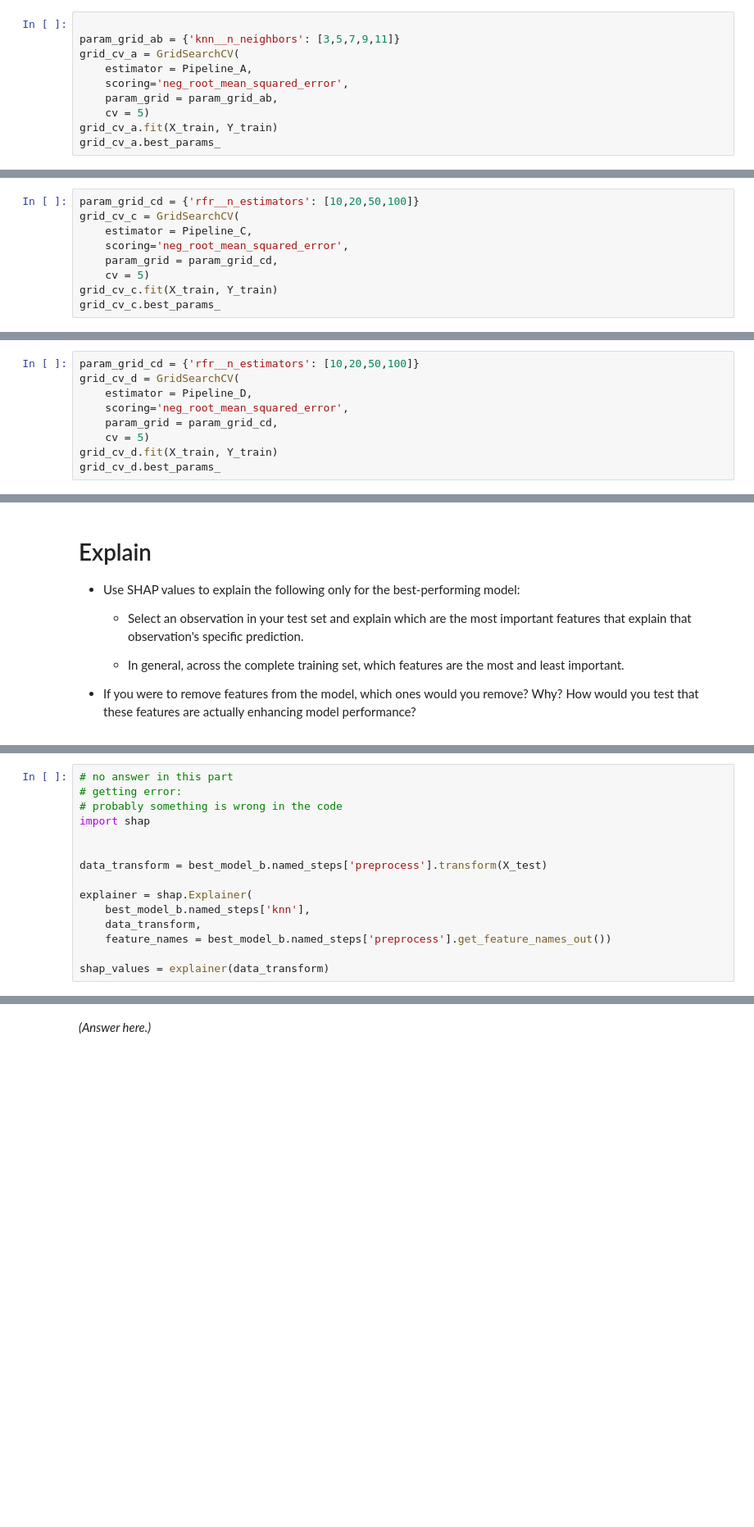
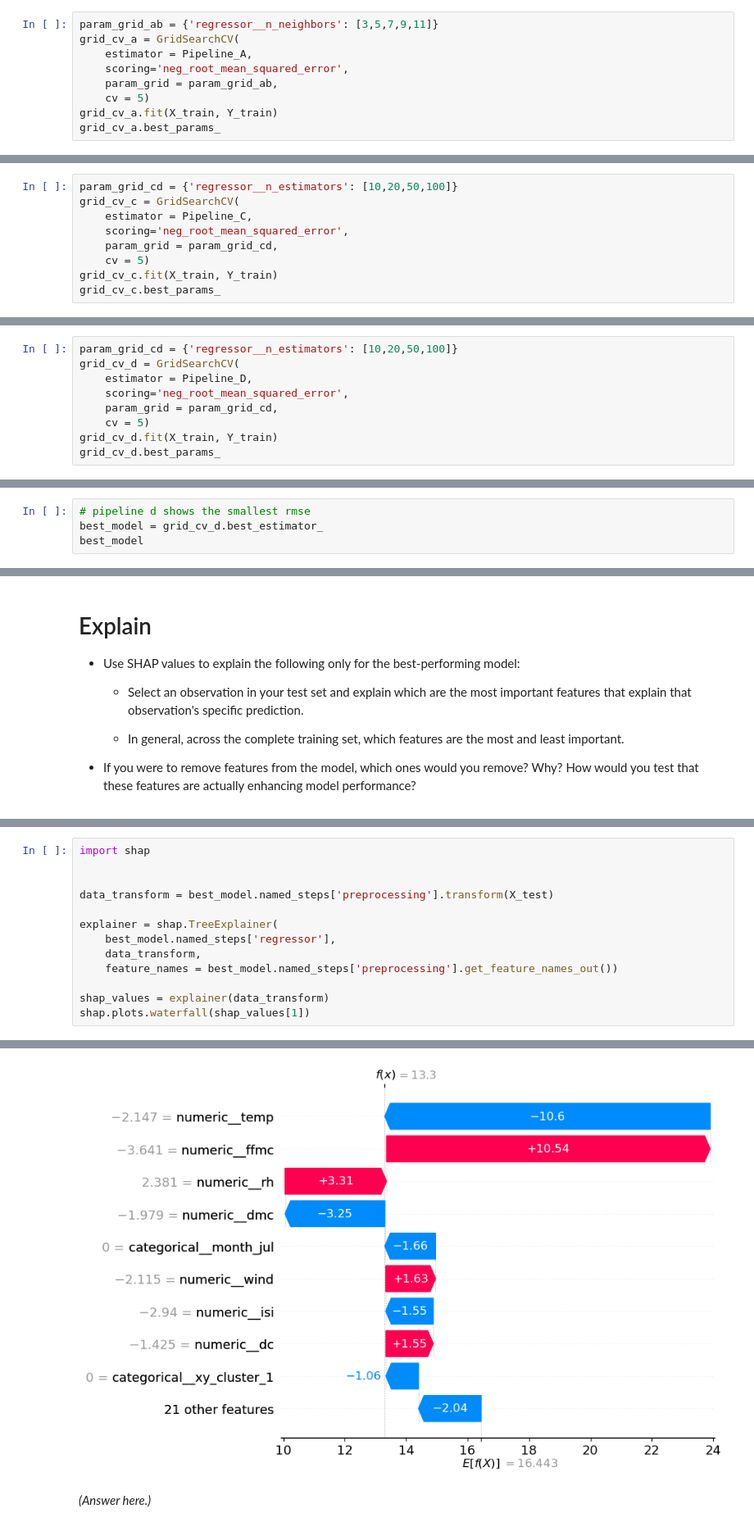
Before and after one commit to anneveremtchouk/production, a Jupyter notebook: 02_activities/assignments/assignment_2.ipynb, the cells around one changed output, grey strips where cells are left out. Shown at 82% size. Drawn from its saved outputs; the diff is of its cells as text; blank space fills up the shorter version.

Commit message:
probably issue was in cluster analysis: I did not converted it to string, but pushed to one hod encoder.... did not know that labels are not strings...now shap values are calculated

```diff
--- a/02_activities/assignments/assignment_2.ipynb
+++ b/02_activities/assignments/assignment_2.ipynb
@@ -380,8 +390,7 @@ Pipeline(steps=[('preprocess',
 + Tune at least one hyperparameter per pipeline.
 + Experiment with at least four value combinations per pipeline.
 # %%
-
-param_grid_ab = {'knn__n_neighbors': [3,5,7,9,11]}
+param_grid_ab = {'regressor__n_neighbors': [3,5,7,9,11]}
 grid_cv_a = GridSearchCV(
     estimator = Pipeline_A,
     scoring='neg_root_mean_squared_error',
@@ -439,5 +447,5 @@ ValueError: Found unknown categories ['may'] in column 0 during transform
 # %%
-param_grid_cd = {'rfr__n_estimators': [10,20,50,100]}
+param_grid_cd = {'regressor__n_estimators': [10,20,50,100]}
 grid_cv_c = GridSearchCV(
     estimator = Pipeline_C,
     scoring='neg_root_mean_squared_error',
@@ -467,5 +475,5 @@ ValueError: Found unknown categories ['may'] in column 0 during transform
 # %%
-param_grid_cd = {'rfr__n_estimators': [10,20,50,100]}
+param_grid_cd = {'regressor__n_estimators': [10,20,50,100]}
 grid_cv_d = GridSearchCV(
     estimator = Pipeline_D,
     scoring='neg_root_mean_squared_error',
@@ -540,0 +515,4 @@ Pipeline(steps=[('preprocess',
+# %%
+# pipeline d shows the smallest rmse
+best_model = grid_cv_d.best_estimator_
+best_model
@@ -582,16 +563,14 @@ Pipeline(steps=[('preprocess',
 # %%
-# no answer in this part
-# getting error:
-# probably something is wrong in the code
 import shap
 
 
-data_transform = best_model_b.named_steps['preprocess'].transform(X_test)
+data_transform = best_model.named_steps['preprocessing'].transform(X_test)
 
-explainer = shap.Explainer(
-    best_model_b.named_steps['knn'],
+explainer = shap.TreeExplainer(
+    best_model.named_steps['regressor'],
     data_transform,
-    feature_names = best_model_b.named_steps['preprocess'].get_feature_names_out())
+    feature_names = best_model.named_steps['preprocessing'].get_feature_names_out())
 
 shap_values = explainer(data_transform)
+shap.plots.waterfall(shap_values[1])
 # %% [output]
@@ -599,2 +577,3 @@ TypeError: The passed model is not callable and cannot be analyzed directly with
+[figure, added]
 # %% [markdown]
 *(Answer here.)*
```
Also changed, not shown: parts of 28 cells of this notebook.
